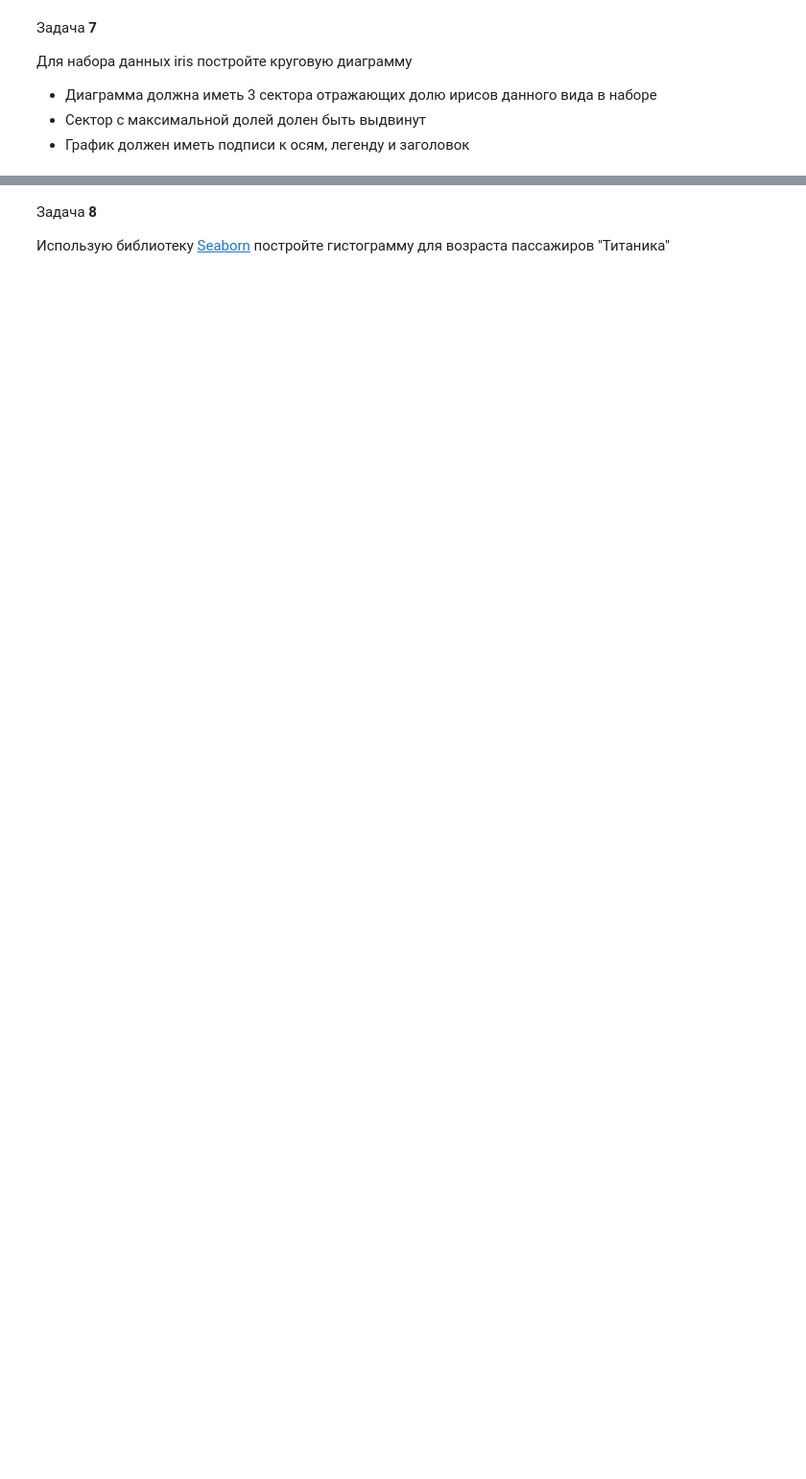
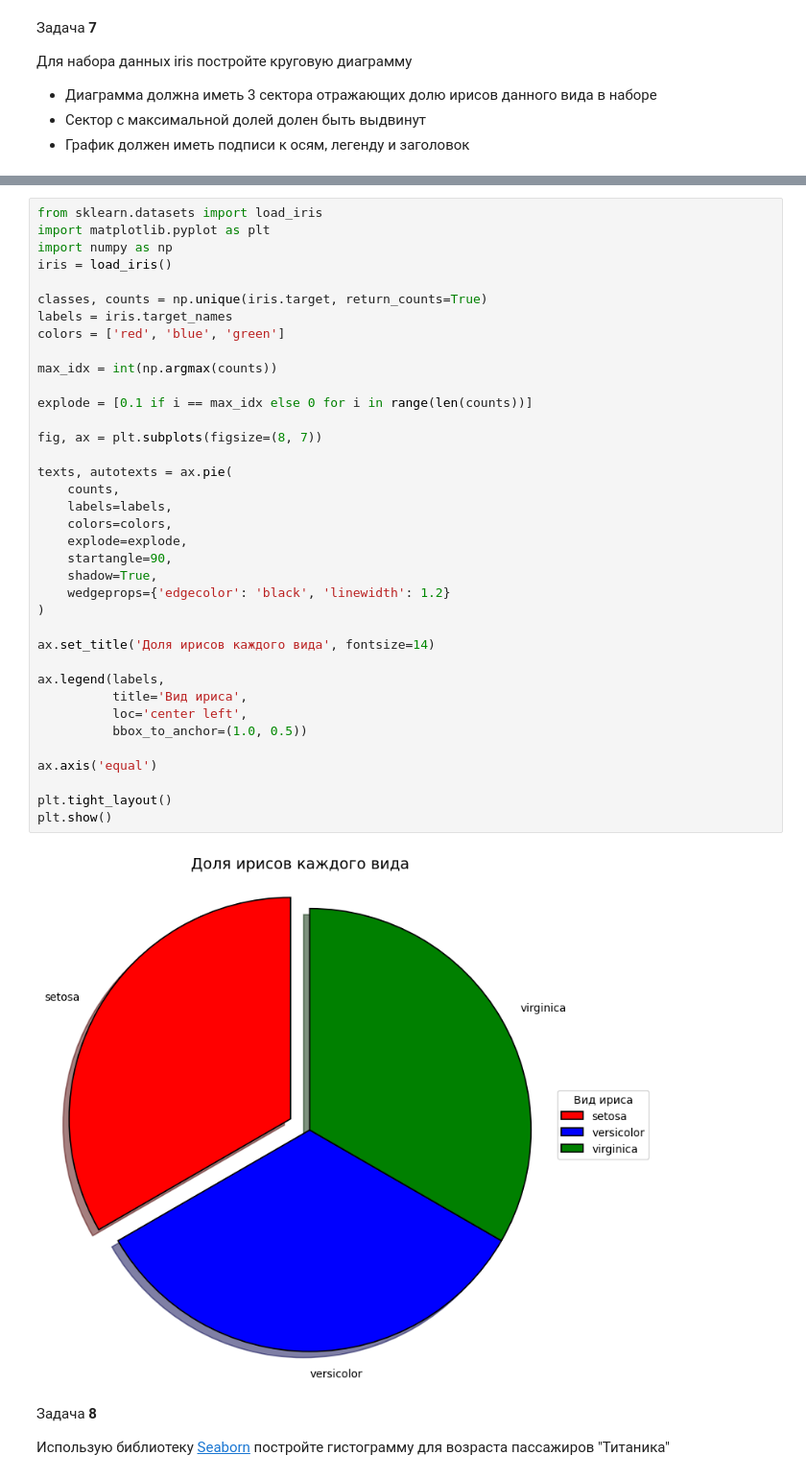
Before and after one commit to Daniil-Rybin/dap-2024, a Jupyter notebook: les05/lab.ipynb, the cells around one changed output, grey strips where cells are left out. Shown at 96% size. Saved outputs shown, nothing was run; the diff lists cells and outputs as text; blank space fills up the shorter version.

```diff
--- a/les05/lab.ipynb
+++ b/les05/lab.ipynb
@@ -227,3 +281,42 @@ iris = load_iris()
+# %%
+from sklearn.datasets import load_iris
+import matplotlib.pyplot as plt
+import numpy as np
+iris = load_iris()
+
+classes, counts = np.unique(iris.target, return_counts=True)
+labels = iris.target_names
+colors = ['red', 'blue', 'green']
+
+max_idx = int(np.argmax(counts))
+
+explode = [0.1 if i == max_idx else 0 for i in range(len(counts))]
+
+fig, ax = plt.subplots(figsize=(8, 7))
+
+texts, autotexts = ax.pie(
+    counts,
+    labels=labels,
+    colors=colors,
+    explode=explode,
+    startangle=90,
+    shadow=True,
+    wedgeprops={'edgecolor': 'black', 'linewidth': 1.2}
+)
+
+ax.set_title('Доля ирисов каждого вида', fontsize=14)
+
+ax.legend(labels,
+          title='Вид ириса',
+          loc='center left',
+          bbox_to_anchor=(1.0, 0.5))
+
+ax.axis('equal')
+
+plt.tight_layout()
+plt.show()
+# %% [output]
+[figure, added]
 # %% [markdown]
 Задача **8**
 
```
Also changed, not shown: parts of 8 cells of this notebook.
